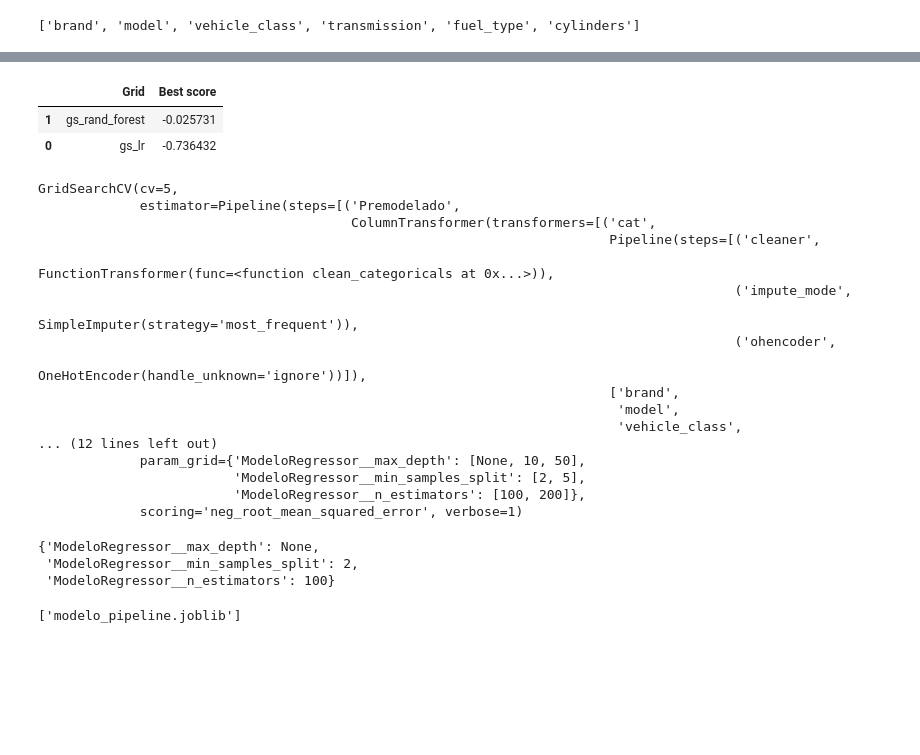
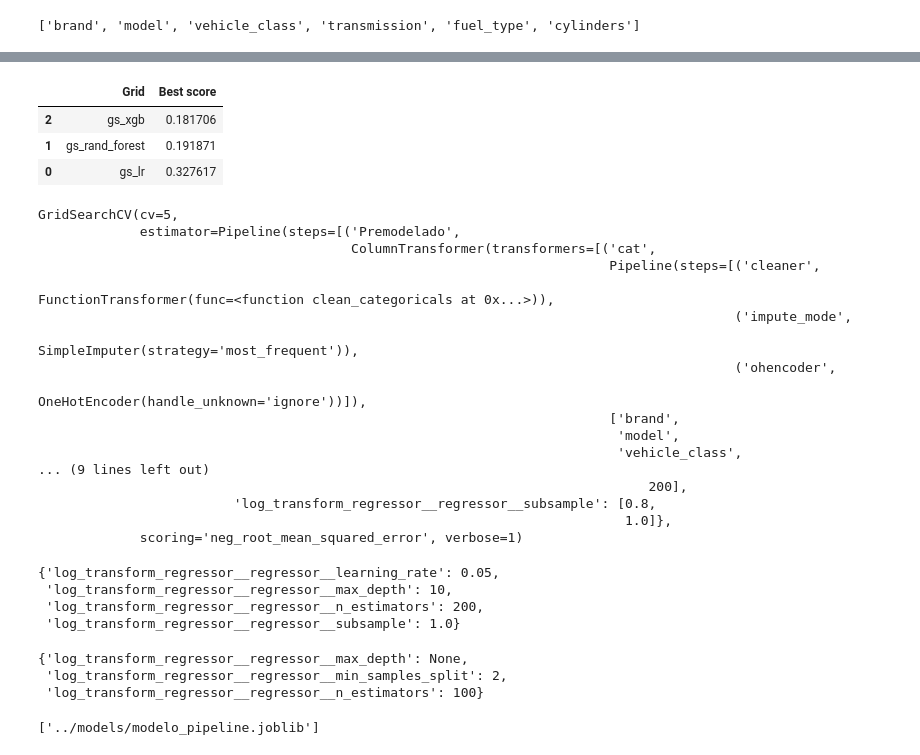
Before and after one commit to mPuchadesdo/Team-Challenge---Team-MPG, a Jupyter notebook: src/result_notebooks/MPG_Pipelines_I.ipynb, the cells around one changed output, grey strips where cells are left out. Cells and saved outputs as stored; diff of their text form; code cells hidden in the pictures; blank space fills up the shorter version.

```diff
--- a/src/result_notebooks/MPG_Pipelines_I.ipynb
+++ b/src/result_notebooks/MPG_Pipelines_I.ipynb
@@ -94,7 +89,7 @@ preprocessing = ColumnTransformer([
 # Pipeline para Linear Regression
 lr_pipeline = Pipeline([
     ('Premodelado', preprocessing),
-    ('ModeloRegressor', TransformedTargetRegressor(
+    ('log_transform_regressor', TransformedTargetRegressor(
     regressor=LinearRegression(),
     func=np.log1p,
     inverse_func=np.expm1
@@ -104,7 +99,7 @@ lr_pipeline = Pipeline([
 # Pipeline para Random Forest
 rf_pipeline = Pipeline([
     ('Premodelado', preprocessing),
-    ('ModeloRegressor', TransformedTargetRegressor(
+    ('log_transform_regressor', TransformedTargetRegressor(
     regressor=RandomForestRegressor(random_state=42),
     func=np.log1p,
     inverse_func=np.expm1
@@ -114,7 +109,7 @@ rf_pipeline = Pipeline([
 # Pipeline para XGBoost
 xgb_pipeline = Pipeline([
     ('Premodelado', preprocessing),
-    ('ModeloRegressor', TransformedTargetRegressor(
+    ('log_transform_regressor', TransformedTargetRegressor(
     regressor=xgb.XGBRegressor(random_state=42),
     func=np.log1p,
     inverse_func=np.expm1
@@ -139,7 +134,7 @@ rf_pipeline: 0.02573
 # %%
 # Linear Regression
 lr_params = {
-    'ModeloRegressor__fit_intercept': [True, False], # si tiene o no intercept
+    'log_transform_regressor__regressor__fit_intercept': [True, False], # si tiene o no intercept
 }
 
 lr_grid = GridSearchCV(
@@ -153,10 +148,9 @@ lr_grid = GridSearchCV(
 
 # Random Forest GridSearchCV
 rf_params = {
-    'ModeloRegressor__n_estimators': [100, 200],
-    'ModeloRegressor__max_depth': [None, 10, 50],
-    'ModeloRegressor__min_samples_split': [2, 5],
-    # 'ModeloRegressor__bootstrap': [True, False] #`bootstrap`: Puede ser interesante probar tanto True como False
+    'log_transform_regressor__regressor__n_estimators': [100, 200],
+    'log_transform_regressor__regressor__max_depth': [None, 10, 50],
+    'log_transform_regressor__regressor__min_samples_split': [2, 5],
 }
 
 rf_grid = GridSearchCV(
@@ -170,10 +164,10 @@ rf_grid = GridSearchCV(
 
 # XGBoost GridSearchCV
 xgb_params = {
-    'ModeloRegressor__n_estimators': [50, 200],
-    'ModeloRegressor__learning_rate': [0.05, 0.1],
-    'ModeloRegressor__max_depth': [3, 10],
-    'ModeloRegressor__subsample': [0.8, 1.0]
+    'log_transform_regressor__regressor__n_estimators': [50, 200],
+    'log_transform_regressor__regressor__learning_rate': [0.05, 0.1],
+    'log_transform_regressor__regressor__max_depth': [3, 10],
+    'log_transform_regressor__regressor__subsample': [0.8, 1.0]
 }
 
 xgb_grid = GridSearchCV(
@@ -186,7 +180,7 @@ xgb_grid = GridSearchCV(
 )
 
 pipe_grids = {"gs_lr": lr_grid,
-         "gs_rand_forest": rf_grid
+         "gs_rand_forest": rf_grid,
          "gs_xgb": xgb_grid
          }
 # %%
@@ -200,12 +197,13 @@ KeyboardInterrupt:
 # %%
-best_grids = [(i, j.best_score_) for i, j in pipe_grids.items()]
+best_grids = [(i, -j.best_score_) for i, j in pipe_grids.items()]
 
-best_grids = pd.DataFrame(best_grids, columns=["Grid", "Best score"]).sort_values(by="Best score", ascending=False)
+best_grids = pd.DataFrame(best_grids, columns=["Grid", "Best score"]).sort_values(by="Best score", ascending=True)
 best_grids
 # %% [output]
 |  | Grid | Best score |
-| 1 | gs_rand_forest | -0.025731 |
-| 0 | gs_lr | -0.736432 |
+| 2 | gs_xgb | 0.181706 |
+| 1 | gs_rand_forest | 0.191871 |
+| 0 | gs_lr | 0.327617 |
 # %%
 best_model = pipe_grids[best_grids.iloc[0,0]]
 # %%
@@ -223,17 +221,24 @@ GridSearchCV(cv=5,
                                                                          ['brand',
                                                                           'model',
                                                                           'vehicle_class',
-... (12 lines left out)
-             param_grid={'ModeloRegressor__max_depth': [None, 10, 50],
-                         'ModeloRegressor__min_samples_split': [2, 5],
-                         'ModeloRegressor__n_estimators': [100, 200]},
+... (9 lines left out)
+                                                                              200],
+                         'log_transform_regressor__regressor__subsample': [0.8,
+                                                                           1.0]},
              scoring='neg_root_mean_squared_error', verbose=1)
+# %%
+xgb_grid.best_params_
+# %% [output]
+{'log_transform_regressor__regressor__learning_rate': 0.05,
+ 'log_transform_regressor__regressor__max_depth': 10,
+ 'log_transform_regressor__regressor__n_estimators': 200,
+ 'log_transform_regressor__regressor__subsample': 1.0}
 # %%
 rf_grid.best_params_
 # %% [output]
-{'ModeloRegressor__max_depth': None,
- 'ModeloRegressor__min_samples_split': 2,
- 'ModeloRegressor__n_estimators': 100}
+{'log_transform_regressor__regressor__max_depth': None,
+ 'log_transform_regressor__regressor__min_samples_split': 2,
+ 'log_transform_regressor__regressor__n_estimators': 100}
 # %%
 # Usando pickle:
 # with open('modelo_pipeline.pkl', 'wb') as archivo:
@@ -242,4 +247,4 @@ rf_grid.best_params_
 # Usando joblib:
 joblib.dump(best_model, cm.MODEL_PATH)
 # %% [output]
-['modelo_pipeline.joblib']
+['../models/modelo_pipeline.joblib']
```
Also changed, not shown: parts of 4 cells of this notebook, 4 other files.
